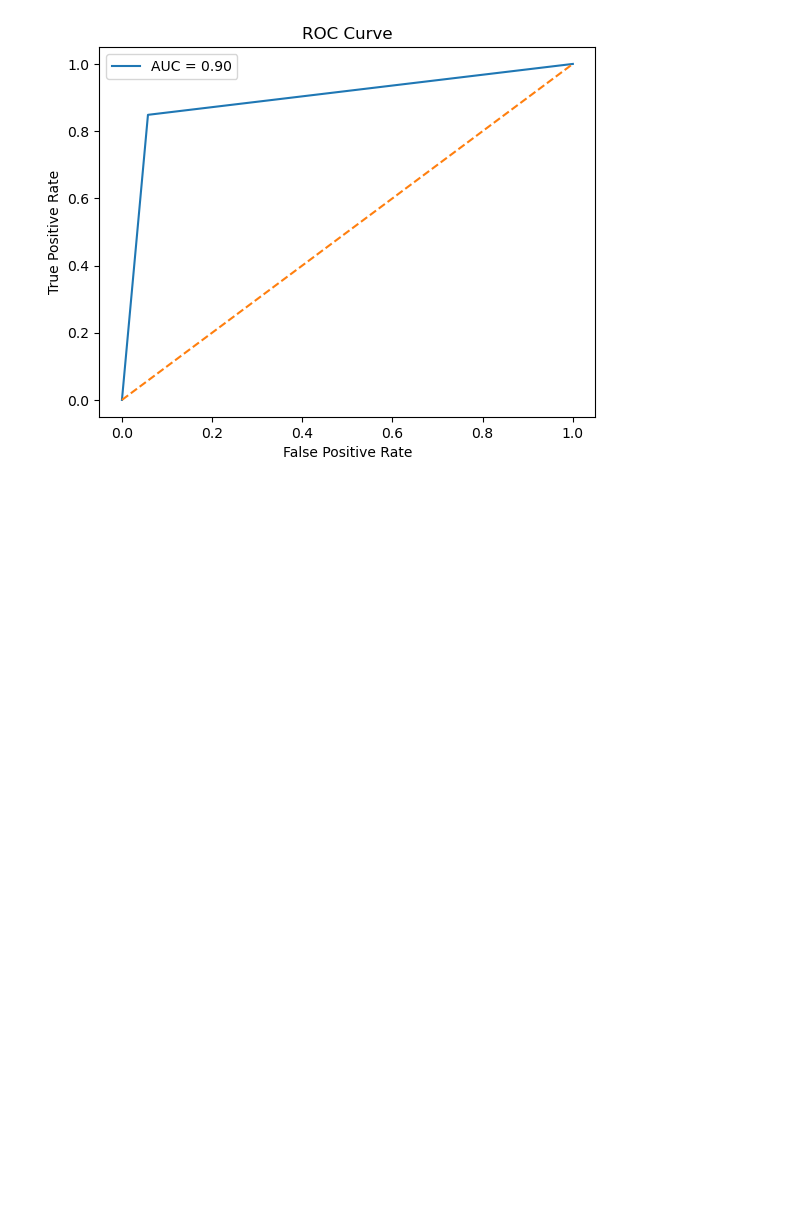
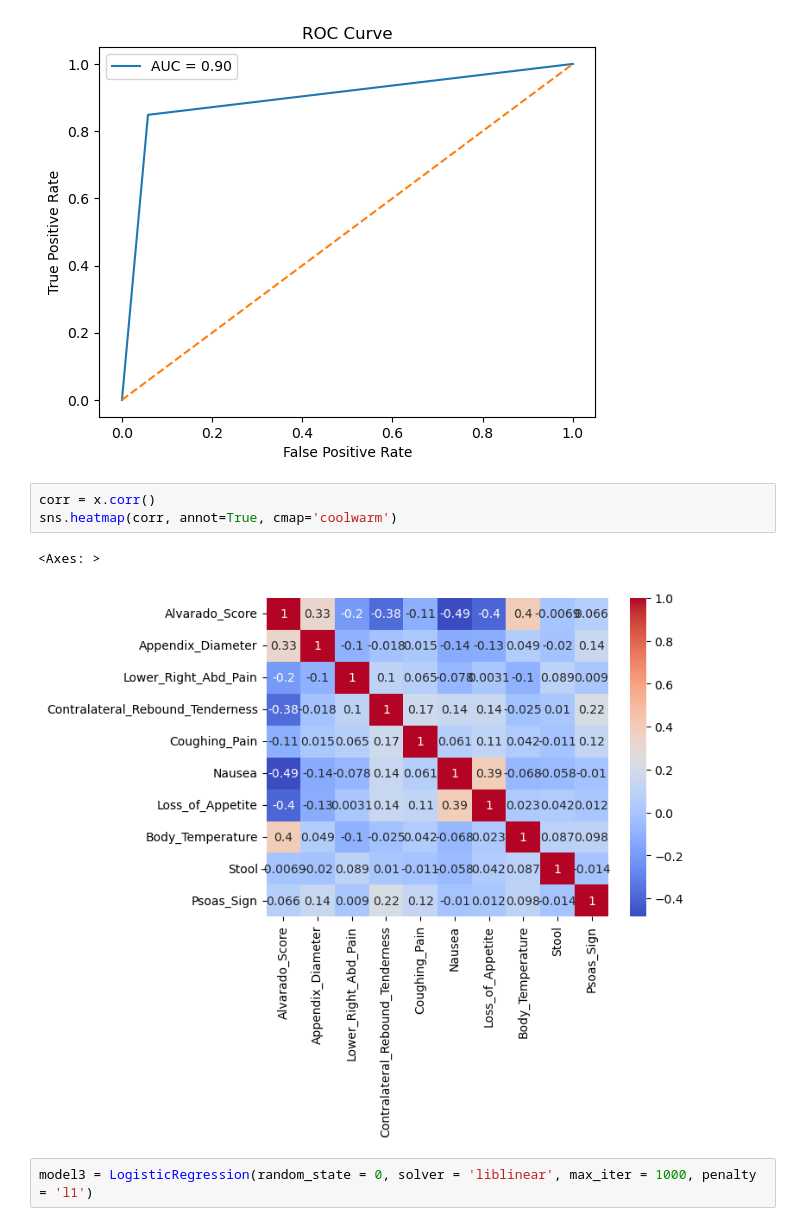
Before and after one commit to danieldema/appendicitis_analysis, a Jupyter notebook: app_logreg.ipynb, the cells around one changed output. Cells and saved outputs as stored; diff of their text form; blank space fills up the shorter version.

Commit message:
implemented models 3 and 4 (different penalties) for logistic regression, updated readme

```diff
--- a/app_logreg.ipynb
+++ b/app_logreg.ipynb
@@ -184,3 +186,11 @@ plt.legend()
 plt.show()
 # %% [output]
 [figure]
+# %%
+corr = x.corr()
+sns.heatmap(corr, annot=True, cmap='coolwarm')
+# %% [output]
+<Axes: >
+[figure, added]
+# %%
+model3 = LogisticRegression(random_state = 0, solver = 'liblinear', max_iter = 1000, penalty = 'l1')
```
Also changed, not shown: parts of 6 cells of this notebook, 1 other file.
